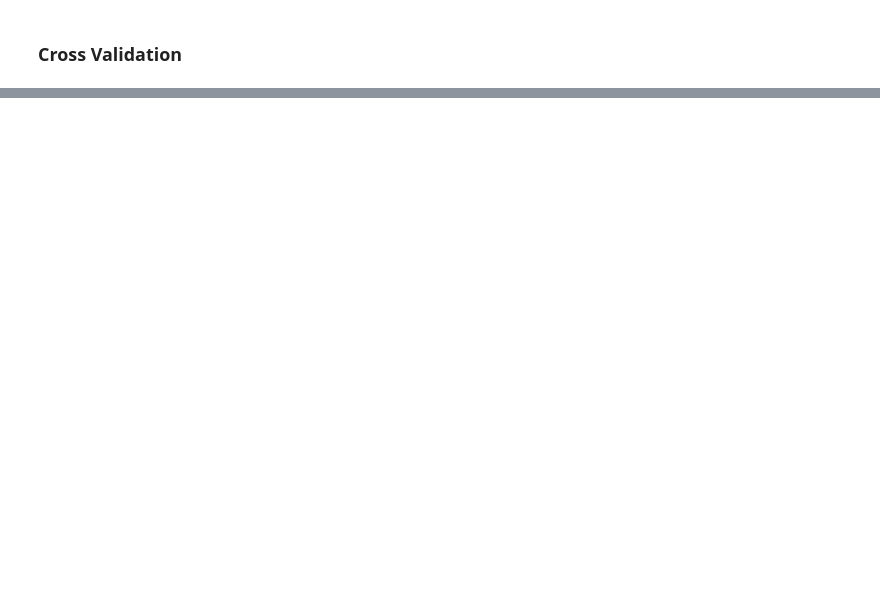
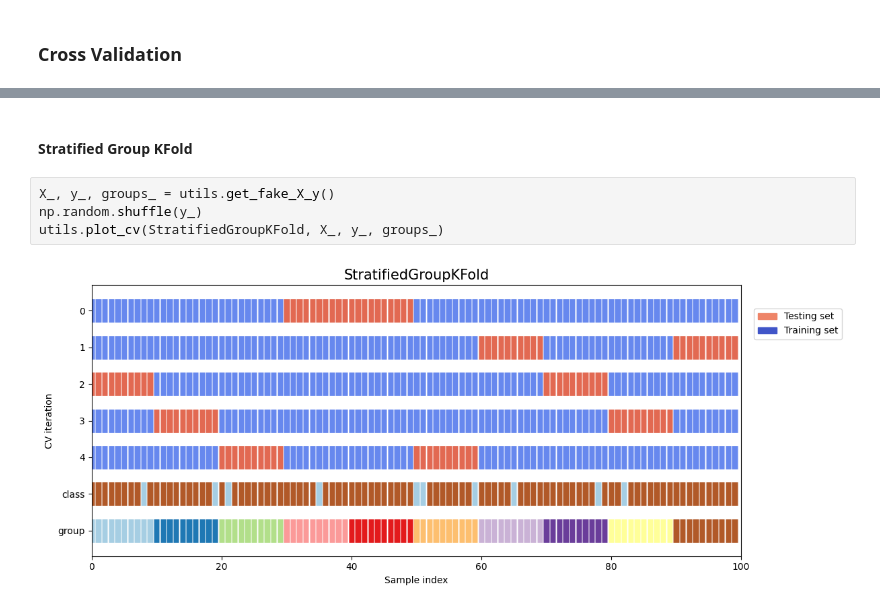
Before and after one commit to JuanFeA98/Machine_Learning, a Jupyter notebook: 00.Fundamentos/Cross_Validation.ipynb, the cells around one changed output, grey strips where cells are left out. Saved outputs shown, nothing was run; the diff lists cells and outputs as text; blank space fills up the shorter version.

```diff
--- a/00.Fundamentos/Cross_Validation.ipynb
+++ b/00.Fundamentos/Cross_Validation.ipynb
@@ -297,0 +238,8 @@ NameError: name 'np' is not defined
+# %% [markdown]
+#### **Stratified Group KFold**
+# %%
+X_, y_, groups_ = utils.get_fake_X_y()
+np.random.shuffle(y_)
+utils.plot_cv(StratifiedGroupKFold, X_, y_, groups_)
+# %% [output]
+[figure, added]
```
Also changed, not shown: parts of 35 cells of this notebook.
